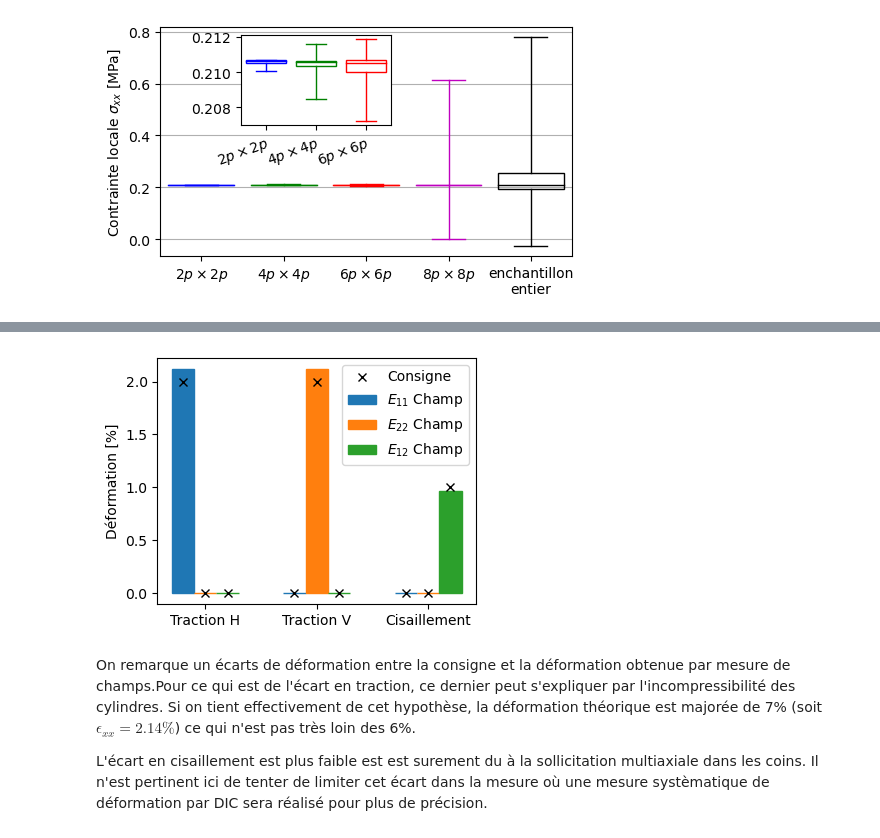
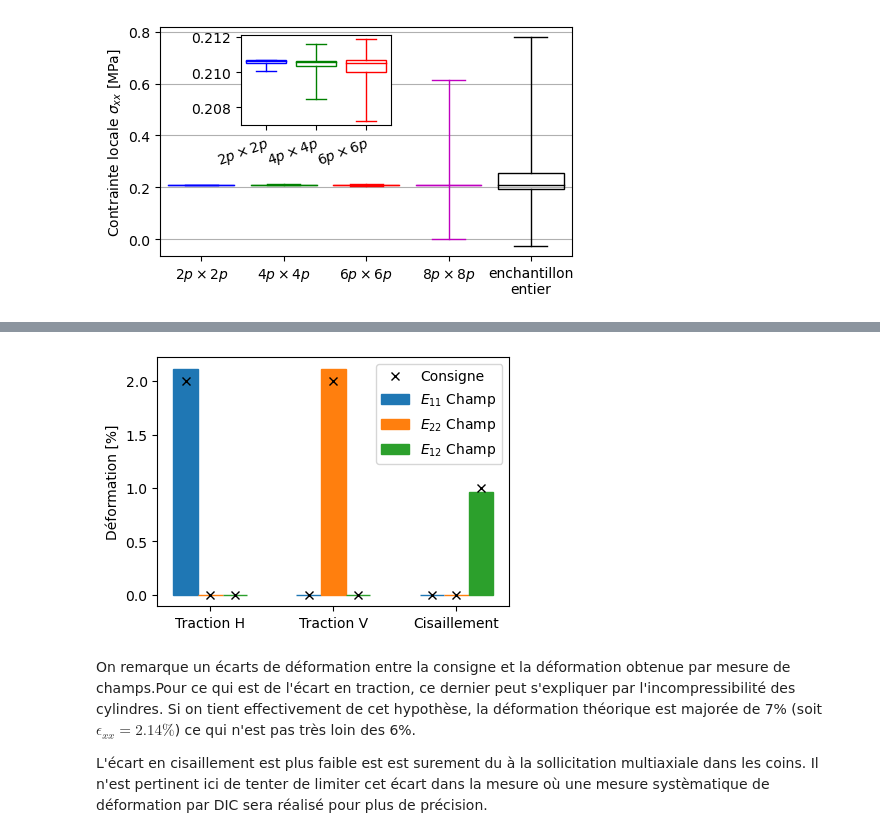
Before and after one commit to h06e/abakubc, a Jupyter notebook: utilities/monolithic_study.ipynb, the cells around one changed output, grey strips where cells are left out. Cells and saved outputs as stored; diff of their text form; code cells hidden in the pictures.

```diff
--- a/utilities/monolithic_study.ipynb
+++ b/utilities/monolithic_study.ipynb
@@ -190,35 +190,35 @@ On remarque que la plage min max augmente avec la taille de la zonne mais la moy
 # print(f'Step - 3')
 # print(f'Consigne en déformation {test.strain_th[2]}')
 # print(f'Déformation réelle (champ) {test.strain_field[2]}\n')
 
 # print(f'Ecart de {100*(test.strain_field[0][0]-test.strain_th[0][0])/test.strain_th[0][0]:+.1f}% en traction')
 # print(f'Ecart de {100*(test.strain_field[2][2]-test.strain_th[2][2])/test.strain_th[2][2]:+.1f}% en cisaillement')
 
 
 test = data['mono_3D_mesh_2']
 strain_th=np.array(test.strain_th)*100
 strain_field=np.array(test.strain_field)*100
 plt.figure(figsize=(4,3))
 
 x=np.arange(0,3,1)
 d=0.2
 plt.bar(x-d,strain_field[:,0], ec='C0', width=d, label=r'$E_{11}$ Champ')
 plt.bar(x,strain_field[:,1], ec='C1',width=d, label=r'$E_{22}$ Champ')
 plt.bar(x+d,strain_field[:,2], ec='C2',width=d, label=r'$E_{12}$ Champ')
 
 plt.plot(x-d, strain_th[:,0], 'x', c='k', label='Consigne')
 plt.plot(x, strain_th[:,1],   'x', c='k')
 plt.plot(x+d, strain_th[:,2], 'x', c='k')
 plt.legend()
 # plt.grid(axis='y')
 
 plt.xticks([0,1,2],['Traction H', 'Traction V', 'Cisaillement'])
 plt.ylabel('Déformation [%]')
 # plt.xlabel('Chargement')
-plt.tight_layout()
+plt.subplots_adjust(top=0.98,bottom=0.15,left=0.1,right=0.98,hspace=0.2,wspace=0.25)
 plt.savefig('images/ecart_def_mono.pdf')
 # %% [output]
-[figure, old version]
+[figure, new version]
 # %% [markdown]
 On remarque un écarts de déformation entre la consigne et la déformation obtenue par mesure de champs.Pour ce qui est de l'écart en traction, ce dernier peut s'expliquer par l'incompressibilité des cylindres. Si on tient effectivement de cet hypothèse, la déformation théorique est majorée de 7% (soit $\epsilon_{xx}=2.14\%$) ce qui n'est pas très loin des 6%.
 
```
Also changed, not shown: parts of 4 cells of this notebook, 18 other files.
